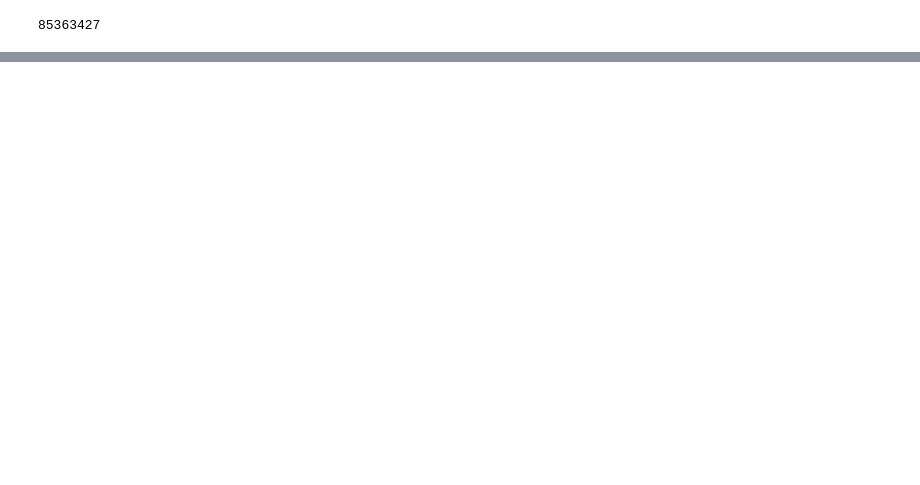
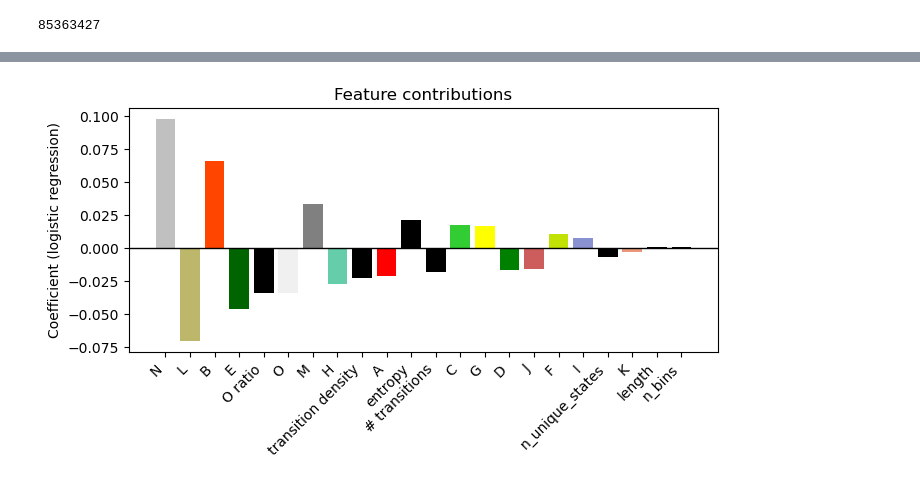
Before and after one commit to caocao0525/HERV, a Jupyter notebook: herv_all_data_handling.ipynb, the cells around one changed output, grey strips where cells are left out. Cells and saved outputs as stored; diff of their text form; code cells hidden in the pictures; blank space fills up the shorter version.

```diff
--- a/herv_all_data_handling.ipynb
+++ b/herv_all_data_handling.ipynb
@@ -381,0 +481,11 @@ len(df_features)
+# %%
+# Check feature importance
+
+import numpy as np
+
+coef = model.named_steps["clf"].coef_[0]
+
+importance = pd.Series(coef, index=feature_cols)
+importance = importance.sort_values(key=lambda x: abs(x), ascending=False)
+
+print(importance.head(20))
@@ -381,0 +510,52 @@ len(df_features)
+# %%
+state_cols = [f"frac_{s}" for s in list("ABCDEFGHIJKLMNO")]
+state_importance = importance[state_cols]
+other_cols = [c for c in importance.index if c not in state_cols]
+other_importance = importance[other_cols]
+combined = pd.concat([state_importance, other_importance])
+combined = combined.sort_values(key=lambda x: abs(x), ascending=False)
+colors = []
+
+for col in combined.index:
+    if col.startswith("frac_"):
+        state = col.split("_")[1]
+        colors.append(crb.state_col_dict_num[state])
+    else:
+        colors.append("black")  # black for non-state features
+
+import matplotlib.pyplot as plt
+
+def pretty_name(col):
+    if col.startswith("frac_"):
+        return col.split("_")[1]
+    elif col == "O_ratio":
+        return "O ratio"
+    elif col == "n_transitions":
+        return "# transitions"
+    elif col == "transition_density":
+        return "transition density"
+    else:
+        return col
+
+labels = [pretty_name(c) for c in combined.index]
+
+plt.figure(figsize=(7,4))
+
+plt.bar(range(len(combined.index)), combined.values, color=colors)
+
+plt.axhline(0, color="black", linewidth=1)
+
+plt.xticks(
+    ticks=range(len(combined.index)),
+    labels=labels,
+    rotation=45,
+    ha="right"
+)
+
+plt.ylabel("Coefficient (logistic regression)")
+plt.title("Feature contributions")
+
+plt.tight_layout()
+plt.show()
+# %% [output]
+[figure, added]
```
Also changed, not shown: parts of 26 cells of this notebook, 1 other file.
